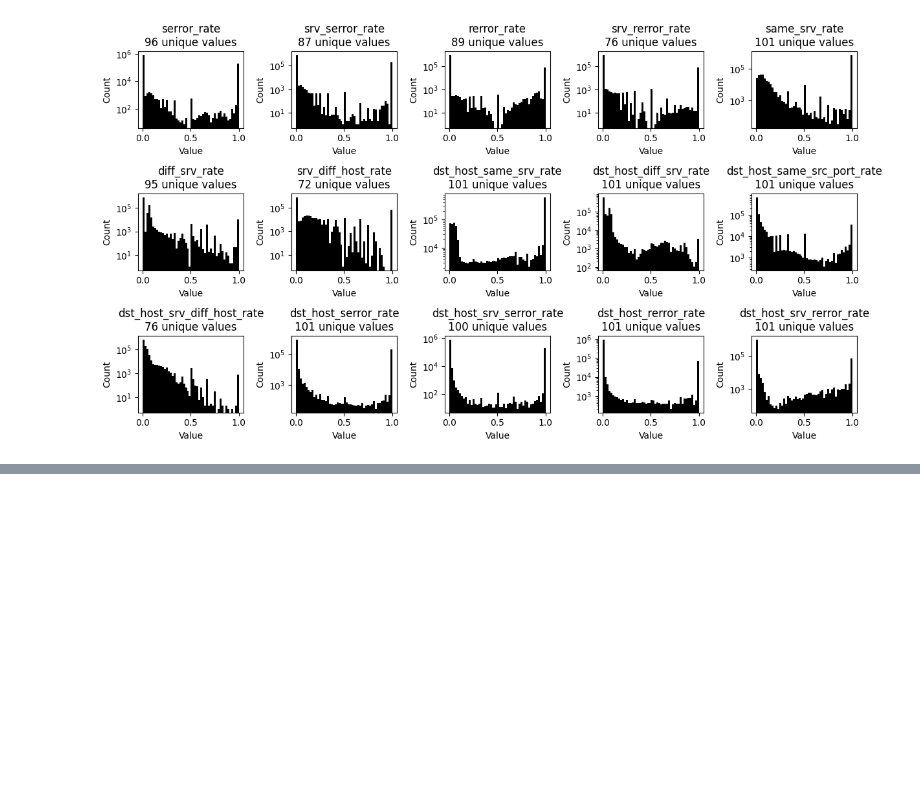
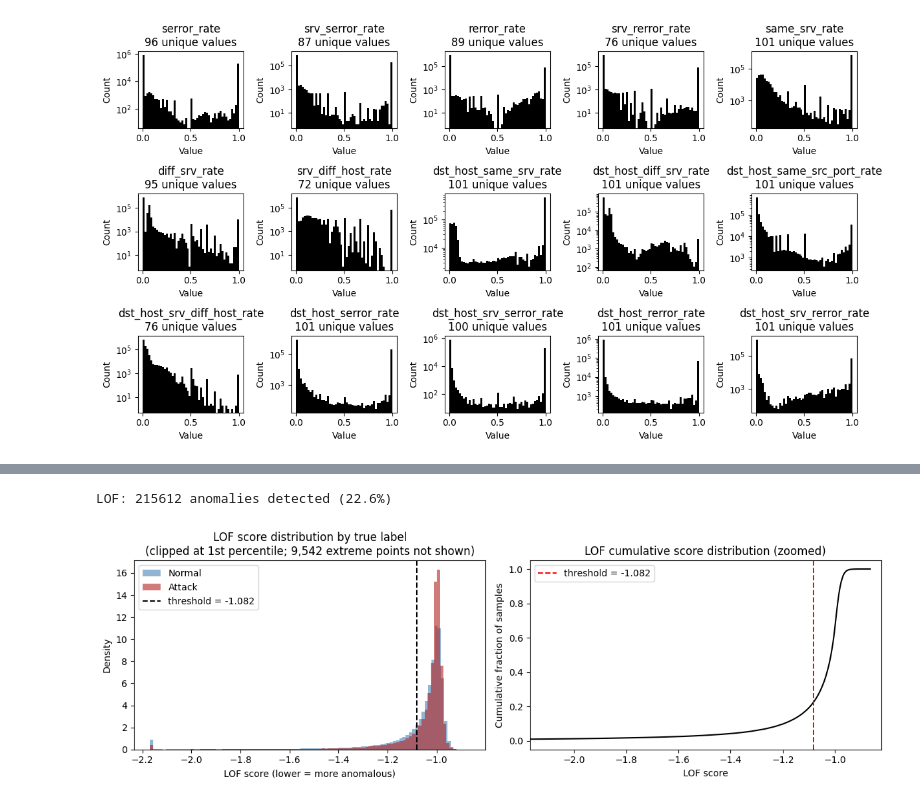
Before and after one commit to gperdrizet/fullstack-2605, a Jupyter notebook: unit-3/lesson-22/lesson-22-intrusion-detection.ipynb, the cells around one changed output, grey strips where cells are left out. Drawn from its saved outputs; the diff is of its cells as text; code cells hidden in the pictures; blank space fills up the shorter version.

```diff
--- a/unit-3/lesson-22/lesson-22-intrusion-detection.ipynb
+++ b/unit-3/lesson-22/lesson-22-intrusion-detection.ipynb
@@ -383,3 +393,6 @@ Total integer features: 23
 # %%
 # Set type for binary features
 kdd_df[binary_features] = kdd_df[binary_features].astype('bool')
+
+# Set type for low cardinality features
+kdd_df[low_cardinality] = kdd_df[low_cardinality].astype('int')
@@ -430,8 +436,12 @@ Last transformation - let's frequency encode the high cardinality integer featur
 # %%
+freq_features = {}
+
 for feature in high_cardinality:
-    # Map each value to its frequency count in the full dataset
     freq_map = kdd_df[feature].value_counts()
-    kdd_df[f'{feature}_freq'] = kdd_df[feature].map(freq_map)
+    freq_features[f'{feature}_freq'] = kdd_df[feature].map(freq_map)
+
+# Concat once to avoid per-column fragmentation warnings
+kdd_df = pd.concat([kdd_df, pd.DataFrame(freq_features)], axis=1)
 # %%
 kdd_df[[f'{feature}_freq' for feature in high_cardinality]].info()
 # %% [output]
@@ -632,0 +791,57 @@ plt.show()
+# %%
+lof = LocalOutlierFactor(contamination=contamination, n_neighbors=20)
+lof_labels = lof.fit_predict(X_pca)
+lof_scores = lof.negative_outlier_factor_
+
+n_outliers_lof = (lof_labels == -1).sum()
+print(f'LOF: {n_outliers_lof} anomalies detected ({n_outliers_lof / len(lof_labels):.1%})')
+# %% [output]
+LOF: 215612 anomalies detected (22.6%)
+# %%
+# Clip display range to the 1st percentile so extreme outliers don't compress the bulk.
+clip_min = np.percentile(lof_scores, 1)
+clip_max = lof_scores.max()
+n_extreme = (lof_scores < clip_min).sum()
+
+fig, axes = plt.subplots(1, 2, figsize=(12, 4))
+
+for val, name, color in [(0, 'Normal', 'steelblue'), (1, 'Attack', 'firebrick')]:
+    axes[0].hist(
+        np.clip(lof_scores[encoded_labels == val], clip_min, 0),
+        bins=100,
+        alpha=0.6,
+        color=color,
+        label=name,
+        density=True
+    )
+
+axes[0].axvline(
+    lof.offset_,
+    color='black',
+    linestyle='--',
+    label=f'threshold = {lof.offset_:.3f}'
+)
+
+axes[0].set_title(
+    'LOF score distribution by true label\n' +
+    f'(clipped at 1st percentile; {n_extreme:,} extreme points not shown)'
+)
+
+axes[0].set_xlabel('LOF score (lower = more anomalous)')
+axes[0].set_ylabel('Density')
+axes[0].legend()
+
+sorted_lof_scores = np.sort(lof_scores)
+
+axes[1].plot(sorted_lof_scores, np.linspace(0, 1, len(sorted_lof_scores)), color='black')
+axes[1].axvline(lof.offset_, color='red', linestyle='--', label=f'threshold = {lof.offset_:.3f}')
+axes[1].set_xlim(clip_min, clip_max * 0.95)
+axes[1].set_title('LOF cumulative score distribution (zoomed)')
+axes[1].set_xlabel('LOF score')
+axes[1].set_ylabel('Cumulative fraction of samples')
+axes[1].legend()
+
+plt.tight_layout()
+plt.show()
+# %% [output]
+[figure, added]
```
Also changed, not shown: parts of 45 cells of this notebook.
